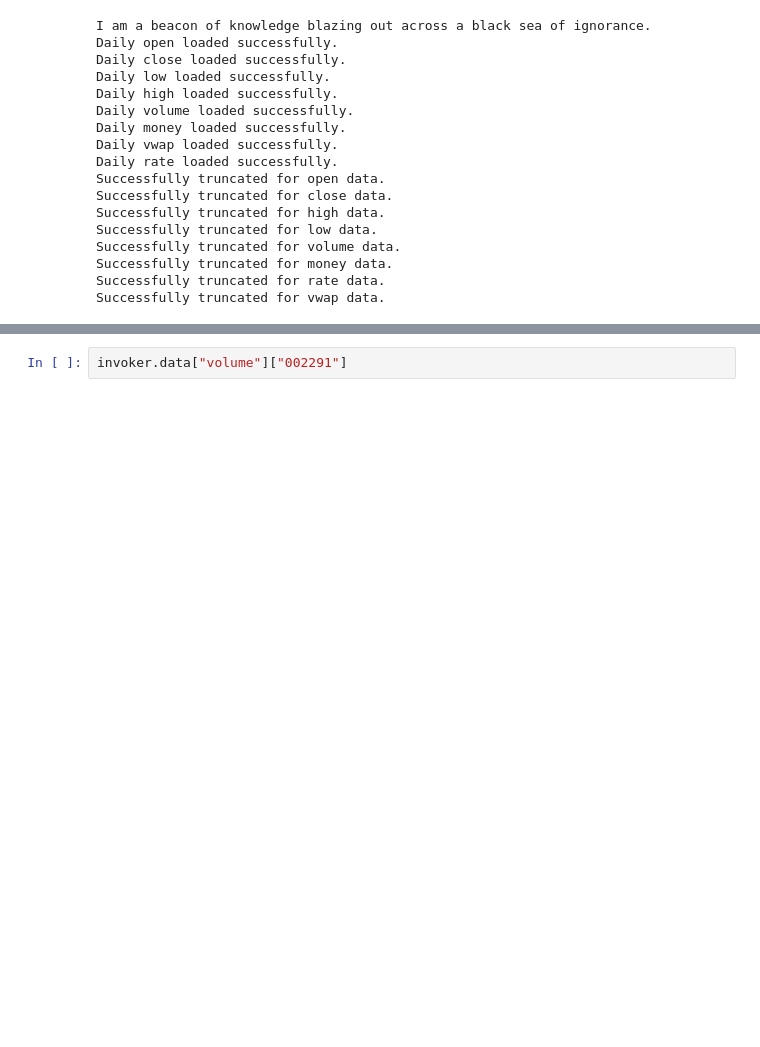
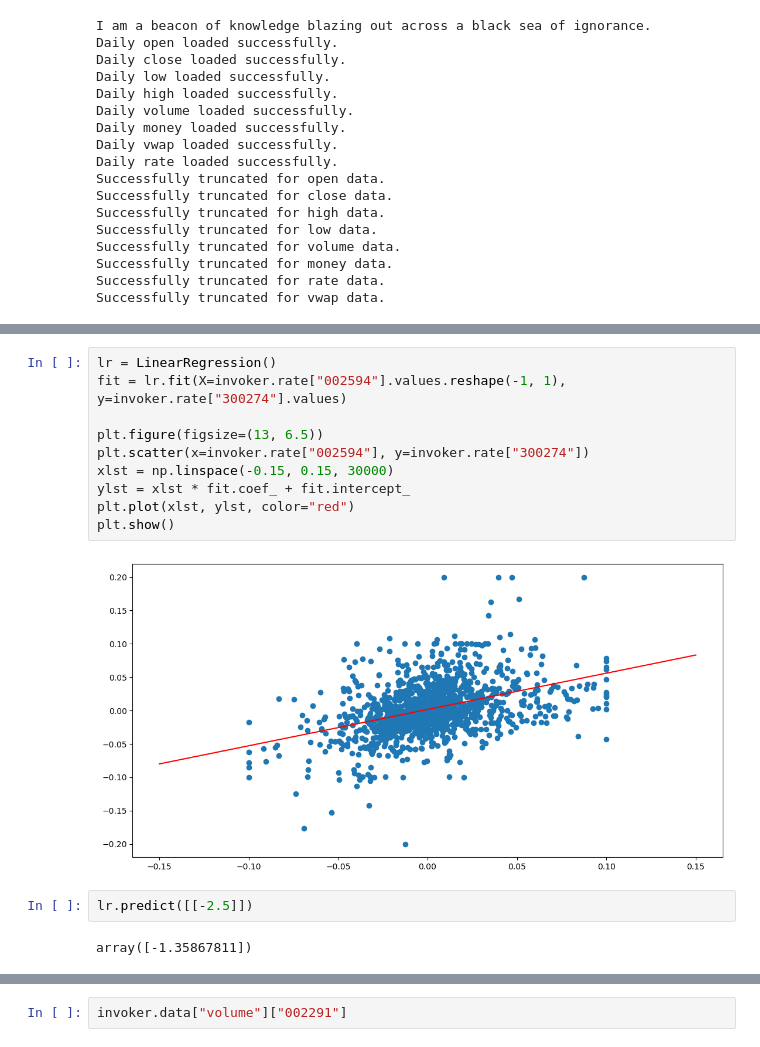
Before and after one commit to chetianjian/Invoker, a Jupyter notebook: recognize.ipynb, the cells around one changed output, grey strips where cells are left out. Cells and saved outputs as stored; diff of their text form; blank space fills up the shorter version.

```diff
--- a/recognize.ipynb
+++ b/recognize.ipynb
@@ -95 +128,17 @@ def ddd(df: pd.DataFrame, color_list, jupyter=True, title=""):
+# %%
+lr = LinearRegression()
+fit = lr.fit(X=invoker.rate["002594"].values.reshape(-1, 1), y=invoker.rate["300274"].values)
+
+plt.figure(figsize=(13, 6.5))
+plt.scatter(x=invoker.rate["002594"], y=invoker.rate["300274"])
+xlst = np.linspace(-0.15, 0.15, 30000)
+ylst = xlst * fit.coef_ + fit.intercept_
+plt.plot(xlst, ylst, color="red")
+plt.show()
+# %% [output]
+[figure, added]
+# %%
+lr.predict([[-2.5]])
+# %% [output]
+array([-1.35867811])
 # %%
```
Also changed, not shown: parts of 34 cells of this notebook, 7 other files.
